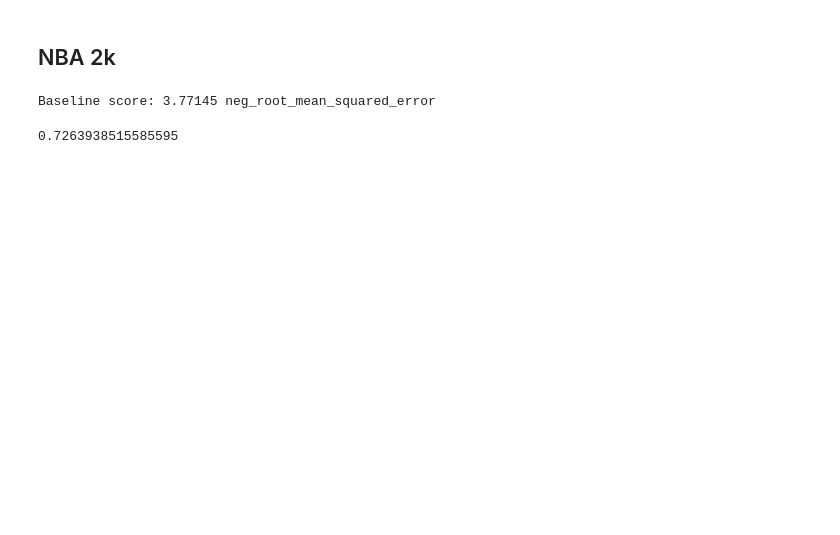
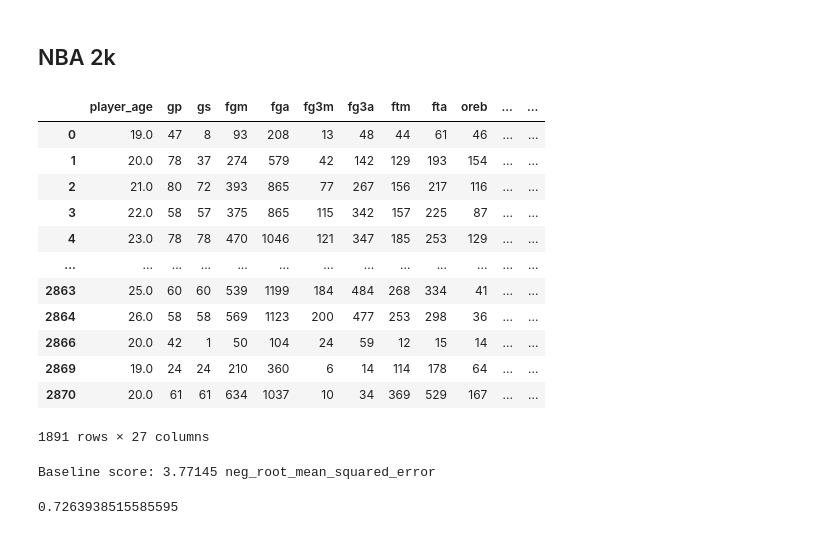
Before and after one commit to taryll/NBA_project, a Jupyter notebook: notebooks/04-Model.ipynb, the cells around one changed output. Saved outputs shown, nothing was run; the diff lists cells and outputs as text; code cells hidden in the pictures; blank space fills up the shorter version.

```diff
--- a/notebooks/04-Model.ipynb
+++ b/notebooks/04-Model.ipynb
@@ -32,6 +32,22 @@ df_model = df_player_rating_stats_train.drop(drop_columns, axis = 1)
 
 df_model_train = df_model.dropna(subset = ['rating'])
 df_model_test = df_model[df_model['rating'].isnull()]
+# %%
+X
+# %% [output]
+|  | player_age | gp | gs | fgm | fga | fg3m | fg3a | ftm | fta | oreb | ... | ... |
+| 0 | 19.0 | 47 | 8 | 93 | 208 | 13 | 48 | 44 | 61 | 46 | ... | ... |
+| 1 | 20.0 | 78 | 37 | 274 | 579 | 42 | 142 | 129 | 193 | 154 | ... | ... |
+| 2 | 21.0 | 80 | 72 | 393 | 865 | 77 | 267 | 156 | 217 | 116 | ... | ... |
+| 3 | 22.0 | 58 | 57 | 375 | 865 | 115 | 342 | 157 | 225 | 87 | ... | ... |
+| 4 | 23.0 | 78 | 78 | 470 | 1046 | 121 | 347 | 185 | 253 | 129 | ... | ... |
+| ... | ... | ... | ... | ... | ... | ... | ... | ... | ... | ... | ... | ... |
+| 2863 | 25.0 | 60 | 60 | 539 | 1199 | 184 | 484 | 268 | 334 | 41 | ... | ... |
+| 2864 | 26.0 | 58 | 58 | 569 | 1123 | 200 | 477 | 253 | 298 | 36 | ... | ... |
+| 2866 | 20.0 | 42 | 1 | 50 | 104 | 24 | 59 | 12 | 15 | 14 | ... | ... |
+| 2869 | 19.0 | 24 | 24 | 210 | 360 | 6 | 14 | 114 | 178 | 64 | ... | ... |
+| 2870 | 20.0 | 61 | 61 | 634 | 1037 | 10 | 34 | 369 | 529 | 167 | ... | ... |
+1891 rows × 27 columns
 # %%
 def score(X, y, model = LinearRegression()):
 
```
Also changed, not shown: parts of 18 cells of this notebook, 1 other file.
